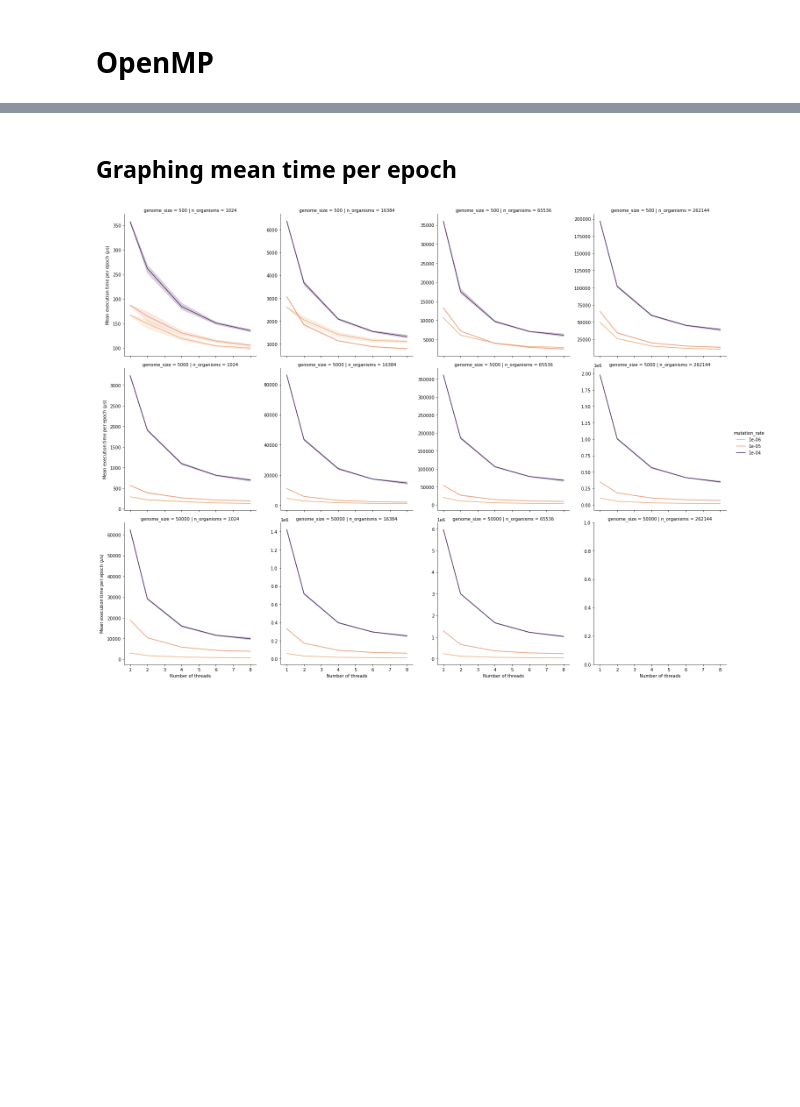
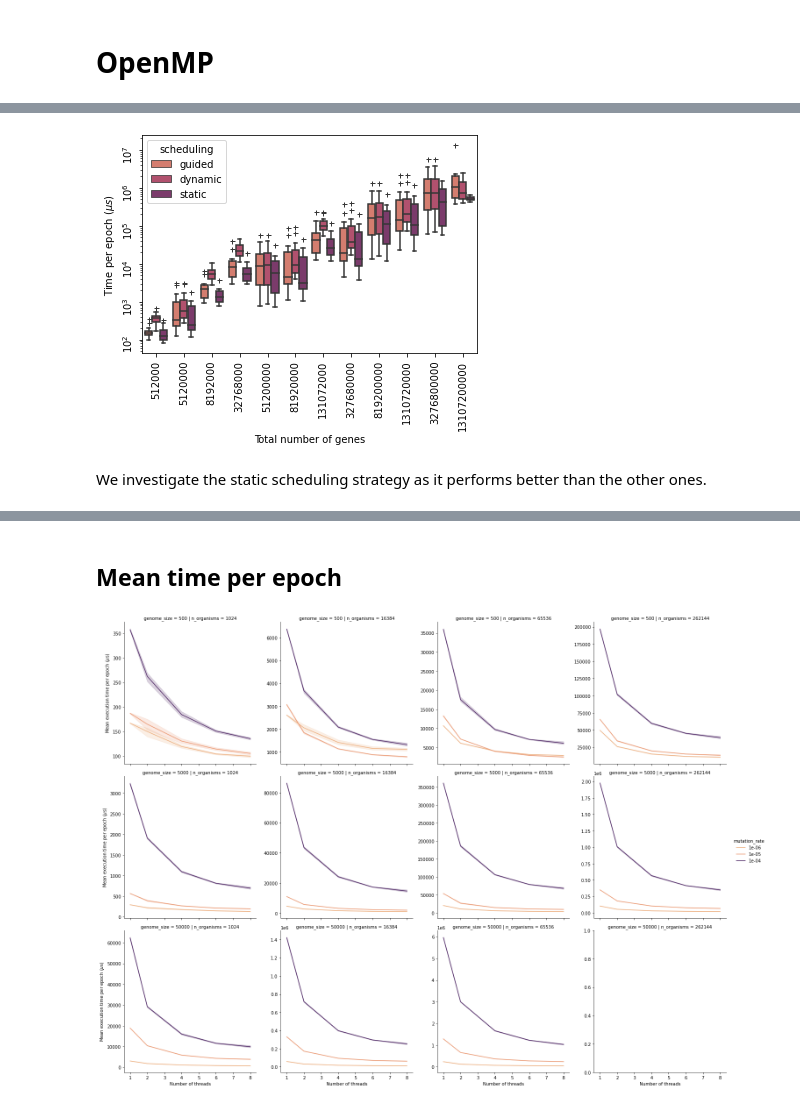
Before and after one commit to teobouvard/aevol-hpc, a Jupyter notebook: report/analysis.ipynb, the cells around one changed output, grey strips where cells are left out. Saved outputs shown, nothing was run; the diff lists cells and outputs as text; code cells hidden in the pictures; blank space fills up the shorter version.

```diff
--- a/report/analysis.ipynb
+++ b/report/analysis.ipynb
@@ -11,0 +14,7 @@ from line_annotation import line_annotate
+# %%
+N_EPOCHS = 1000
+df = pd.read_csv('../benchmarks/results_scheduling_bak.csv')
+df['n_organisms'] = df['grid_width'] * df['grid_height']
+df["n_genes"] = df["n_organisms"] * df["genome_size"]
+df['time_per_epoch'] = df['time'] / N_EPOCHS
+df
@@ -12 +35,13 @@ from line_annotation import line_annotate
+# %%
+flierprops = dict(marker='+')
+ax = sns.boxplot(data=df, x="n_genes", y="time_per_epoch", hue="scheduling", palette="flare", flierprops=flierprops)
+ax.set(yscale="log")
+ax.tick_params(labelrotation=90)
+ax.set_xlabel("Total number of genes")
+ax.set_ylabel("Time per epoch ($\mu s$)")
+ax.get_figure().savefig('img/scheduling_strategies.pdf', bbox_inches="tight")
+# %% [output]
+[figure, added]
+# %% [markdown]
+We investigate the static scheduling strategy as it performs better than the other ones.
 # %%
@@ -31,7 +64,7 @@ df
 | 1319 | 6 | 256 | 256 | 0.000100 | 50000 | 1199084483 | 65536 | 1199084.483 |
 1320 rows × 8 columns
 # %% [markdown]
-## Graphing mean time per epoch
+## Mean time per epoch
 # %%
 df_no_swp = df[(df['n_organisms'] != 512*512) | (df['genome_size'] != 50000)]
 fig = sns.relplot(data=df_no_swp, x="n_threads", y="time_per_epoch", hue="mutation_rate", col="n_organisms", kind="line", row="genome_size", legend="full", facet_kws={'sharey': False}, palette='flare')
```
Also changed, not shown: parts of 7 cells of this notebook, 19 other files.
